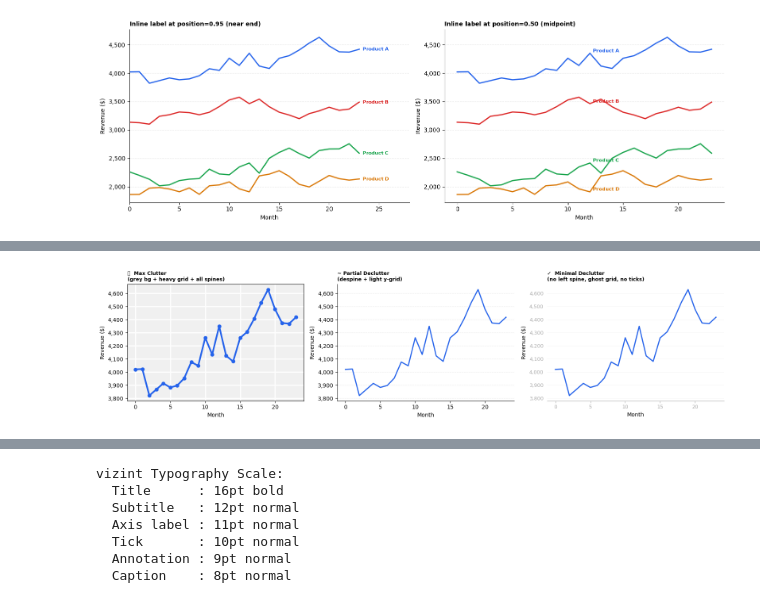
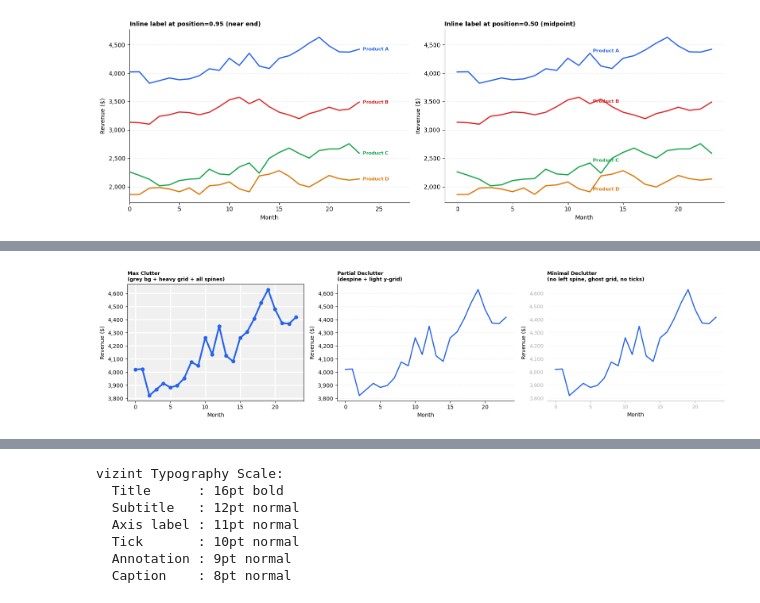
Before and after one commit to thisYui/From-Data-to-Story, a Jupyter notebook: notebooks/05_cognitive_load_reduction.ipynb, the cells around one changed output, grey strips where cells are left out. Saved outputs shown, nothing was run; the diff lists cells and outputs as text; code cells hidden in the pictures.

```diff
--- a/notebooks/05_cognitive_load_reduction.ipynb
+++ b/notebooks/05_cognitive_load_reduction.ipynb
@@ -284,36 +1453,36 @@ ax.set_facecolor('#F0F0F0')
 ax.grid(True, color='white', linewidth=2.0, which='both')
 ax.plot(months, y_demo, color=c_demo, linewidth=3.0,
         marker='o', markersize=6)
-ax.set_title('❌  Max Clutter\n(grey bg + heavy grid + all spines)',
+ax.set_title('Max Clutter\n(grey bg + heavy grid + all spines)',
              loc='left', fontsize=9, fontweight='bold')
 ax.set_xlabel('Month'); ax.set_ylabel('Revenue ($)')
 format_thousands(ax, 'y')
 # Deliberately keep all spines
 
 # Level 2: Partial declutter
 ax = axes[1]
 ax.plot(months, y_demo, color=c_demo, linewidth=2.0)
 despine(ax)             # remove top + right
 set_grid(ax, which='y', color='#e0e0e0', linewidth=0.8, alpha=0.6)
-ax.set_title('~ Partial Declutter\n(despine + light y-grid)',
+ax.set_title('Partial Declutter\n(despine + light y-grid)',
              loc='left', fontsize=9, fontweight='bold')
 ax.set_xlabel('Month'); ax.set_ylabel('Revenue ($)')
 format_thousands(ax, 'y')
 
 # Level 3: Minimal
 ax = axes[2]
 ax.plot(months, y_demo, color=c_demo, linewidth=2.0)
 despine(ax, left=True)  # remove top + right + left
 ax.yaxis.grid(True, color='#e8e8e8', linewidth=0.6, linestyle='-', alpha=0.5)
 ax.set_axisbelow(True)
 ax.tick_params(left=False)  # remove y tick marks
-ax.set_title('✓  Minimal Declutter\n(no left spine, ghost grid, no ticks)',
+ax.set_title('Minimal Declutter\n(no left spine, ghost grid, no ticks)',
              loc='left', fontsize=9, fontweight='bold')
 ax.set_xlabel('Month'); ax.set_ylabel('Revenue ($)')
 format_thousands(ax, 'y')
 set_tick_style(ax, color='#aaaaaa', labelsize=9)
 
 plt.tight_layout()
 plt.show()
 # %% [output]
-[figure, old version]
+[figure, new version]
```
Also changed, not shown: parts of 22 cells of this notebook.
